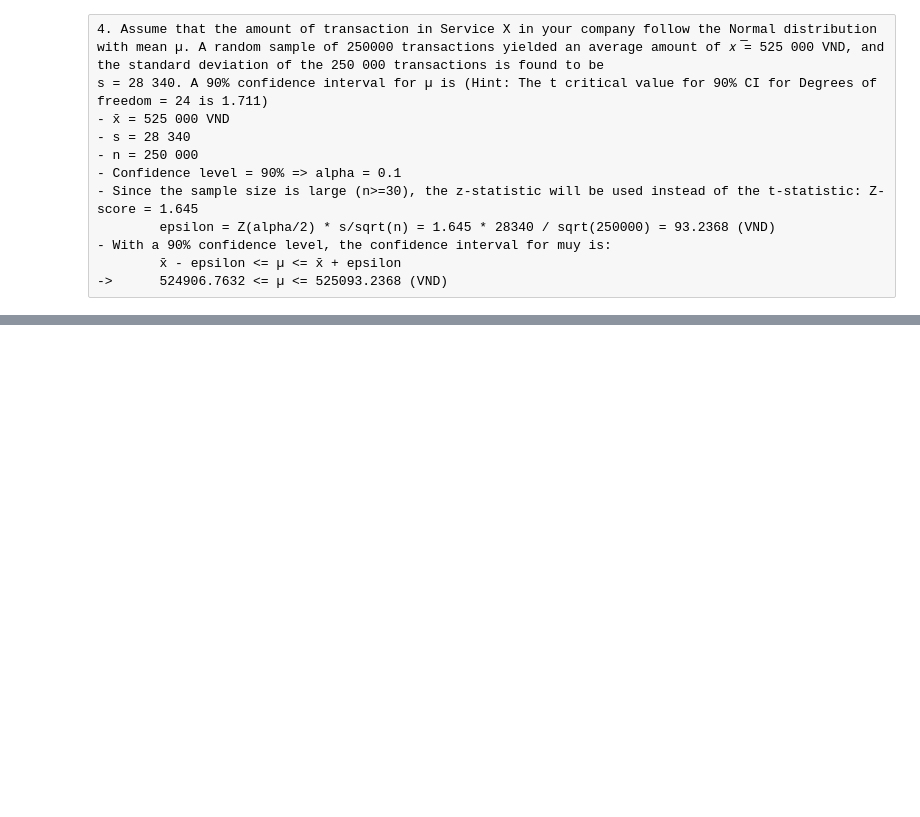
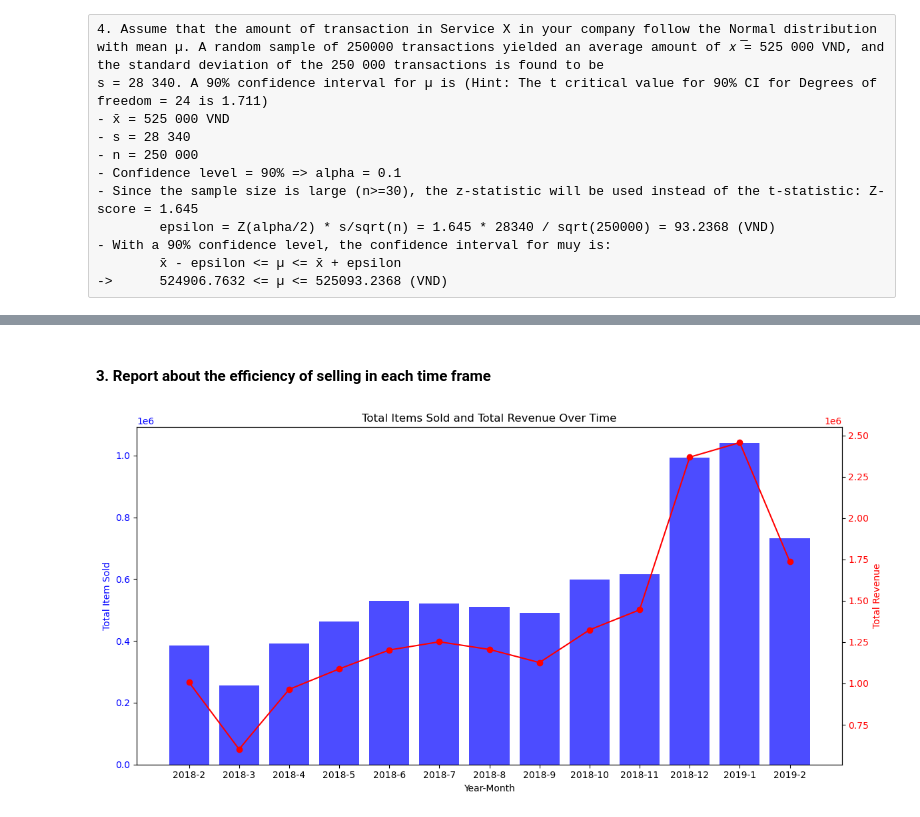
Before and after one commit to VietDucFCB/PythonForDS, a Jupyter notebook: lab2.ipynb, the cells around one changed output, grey strips where cells are left out. Saved outputs shown, nothing was run; the diff lists cells and outputs as text; code cells hidden in the pictures; blank space fills up the shorter version.

```diff
--- a/lab2.ipynb
+++ b/lab2.ipynb
@@ -77,0 +118,3 @@ s = 28 340. A 90% confidence interval for µ is (Hint: The t critical value for
+# %%
+df = df.drop_duplicates()
+df.info()
@@ -77,0 +352,10 @@ s = 28 340. A 90% confidence interval for µ is (Hint: The t critical value for
+# %%
+df_tmp = df_cleaned.copy()
+
+# Extract year and month
+df_tmp['Year'] = df_tmp['TransactionTime'].dt.year
+df_tmp['Month'] = df_tmp['TransactionTime'].dt.month
+
+monthly_revenue = df_tmp.groupby(['Year', 'Month']).agg(TotalItemSold=('NumberOfItemsPurchased', 'sum'),
+                                                        TotalRevenue=('CostPerItem', lambda x: (x * df.loc[x.index, 'NumberOfItemsPurchased']).sum())).reset_index()
+monthly_revenue
@@ -77,0 +377,30 @@ s = 28 340. A 90% confidence interval for µ is (Hint: The t critical value for
+# %% [markdown]
+#### 3. Report about the efficiency of selling in each time frame
+# %%
+# Create a combined 'Year-Month' column for easier plotting
+monthly_revenue['YearMonth'] = monthly_revenue['Year'].astype(str) + '-' + monthly_revenue['Month'].astype(str)
+
+# Plotting
+fig, ax1 = plt.subplots(figsize=(12, 6))
+
+# Bar plot for TotalItemSold (blue bars)
+ax1.bar(monthly_revenue['YearMonth'], monthly_revenue['TotalItemSold'], color='blue', alpha=0.7, label='Total Item Sold')
+ax1.set_xlabel('Year-Month')
+ax1.set_ylabel('Total Item Sold', color='blue')
+ax1.tick_params(axis='y', labelcolor='blue')
+
+# Line plot for TotalRevenue (red line)
+ax2 = ax1.twinx()  # Create a second y-axis sharing the same x-axis
+ax2.plot(monthly_revenue['YearMonth'], monthly_revenue['TotalRevenue'], color='red', marker='o', label='Total Revenue')
+ax2.set_ylabel('Total Revenue', color='red')
+ax2.tick_params(axis='y', labelcolor='red')
+
+# Rotate x-axis labels for better visibility
+plt.xticks(rotation=45, ha='right')
+
+# Show the plot
+plt.title('Total Items Sold and Total Revenue Over Time')
+plt.tight_layout()
+plt.show()
+# %% [output]
+[figure, added]
```
Also changed, not shown: parts of 31 cells of this notebook.
